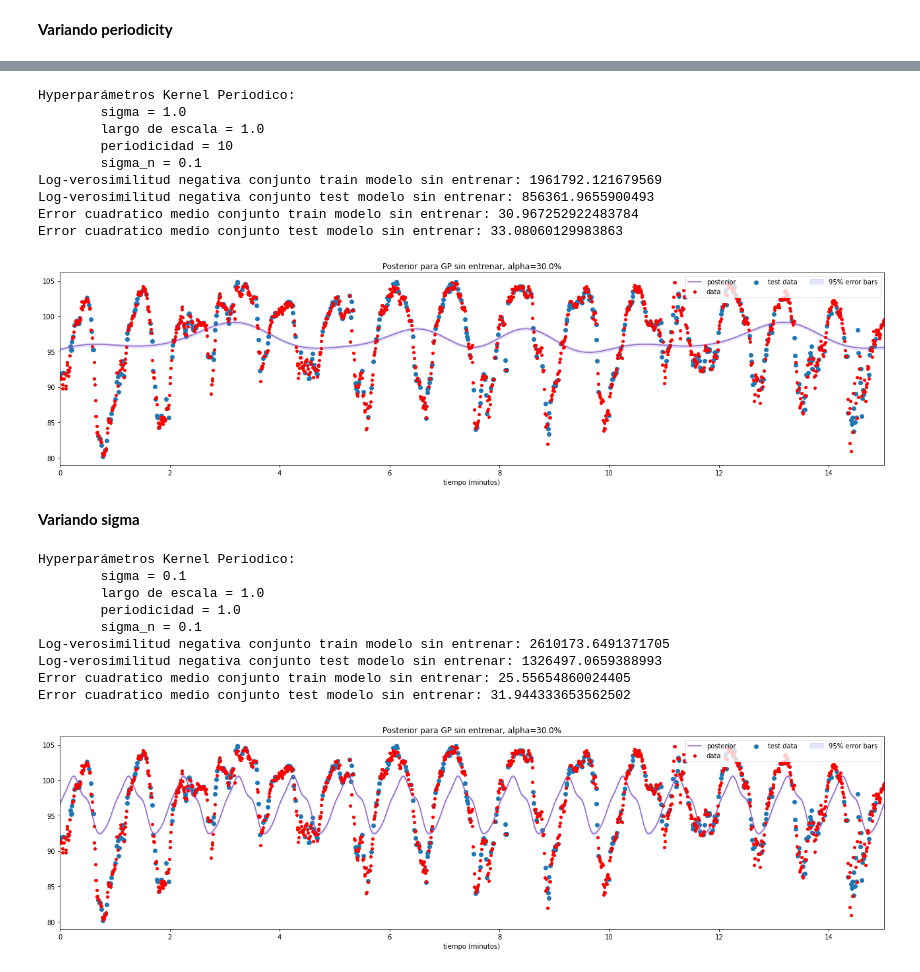
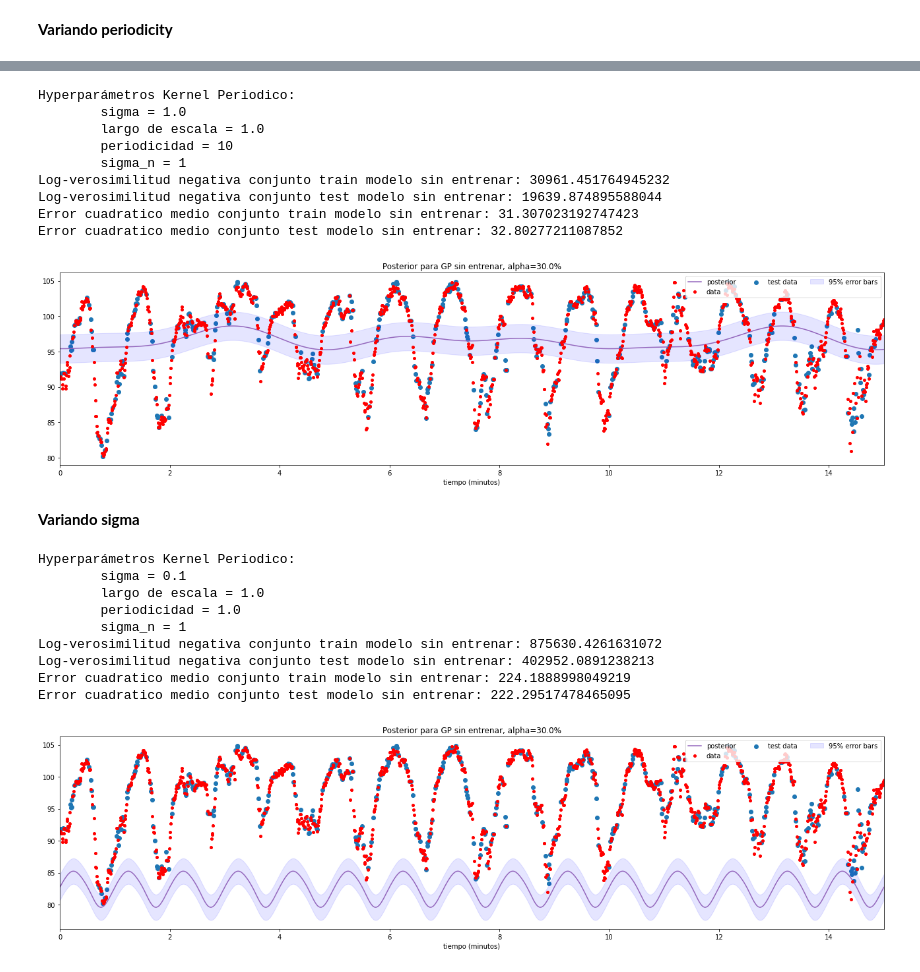
Before and after one commit to camilocarvajalreyes/tareas-MDS7204, a Jupyter notebook: unidad_2/tarea_3/exploracion_parametros_period.ipynb, the cells around one changed output, grey strips where cells are left out. Cells and saved outputs as stored; diff of their text form; code cells hidden in the pictures.

```diff
--- a/unidad_2/tarea_3/exploracion_parametros_period.ipynb
+++ b/unidad_2/tarea_3/exploracion_parametros_period.ipynb
@@ -21,7 +21,7 @@ indices = np.random.choice(len(hr1), int(len(hr1)*(1-ALPHA)), replace=False)
 time = np.linspace(0,15,1800)
 test_ind = np.array([i for i in range(len(hr1)) if i not in indices])
 # %%
-def test_params_SM(sigma = 1.0, length_scale=1.0,periodicity=1.0,sigma_n=0.1):
+def test_params_SM(sigma = 1.0, length_scale=1.0,periodicity=1.0,sigma_n=1):
     gp = GaussianProcess(PeriodicKernel(sigma,length_scale,periodicity),sigma_n)
     gp.kernel.show_hypers()
     print(f'\tsigma_n = {gp.sigma_n}')
@@ -120,29 +120,29 @@ Error cuadratico medio conjunto test modelo sin entrenar: 32.75514477879326
 # %%
-test_params_SM(sigma = 1.0, length_scale=1.0, periodicity=10, sigma_n=0.1)
+test_params_SM(sigma = 1.0, length_scale=1.0, periodicity=10, sigma_n=1)
 # %% [output]
 Hyperparámetros Kernel Periodico:
         sigma = 1.0
         largo de escala = 1.0
         periodicidad = 10
-        sigma_n = 0.1
-Log-verosimilitud negativa conjunto train modelo sin entrenar: 1961792.121679569
-Log-verosimilitud negativa conjunto test modelo sin entrenar: 856361.9655900493
-Error cuadratico medio conjunto train modelo sin entrenar: 30.967252922483784
-Error cuadratico medio conjunto test modelo sin entrenar: 33.08060129983863
+        sigma_n = 1
+Log-verosimilitud negativa conjunto train modelo sin entrenar: 30961.451764945232
+Log-verosimilitud negativa conjunto test modelo sin entrenar: 19639.874895588044
+Error cuadratico medio conjunto train modelo sin entrenar: 31.307023192747423
+Error cuadratico medio conjunto test modelo sin entrenar: 32.80277211087852
-[figure, old version]
+[figure, new version]
 # %% [markdown]
 **Variando sigma**
 # %%
-test_params_SM(sigma = 0.1, length_scale=1.0, periodicity=1.0, sigma_n=0.1)
+test_params_SM(sigma = 0.1, length_scale=1.0, periodicity=1.0, sigma_n=1)
 # %% [output]
 Hyperparámetros Kernel Periodico:
         sigma = 0.1
         largo de escala = 1.0
         periodicidad = 1.0
-        sigma_n = 0.1
-Log-verosimilitud negativa conjunto train modelo sin entrenar: 2610173.6491371705
-Log-verosimilitud negativa conjunto test modelo sin entrenar: 1326497.0659388993
-Error cuadratico medio conjunto train modelo sin entrenar: 25.55654860024405
-Error cuadratico medio conjunto test modelo sin entrenar: 31.944333653562502
+        sigma_n = 1
+Log-verosimilitud negativa conjunto train modelo sin entrenar: 875630.4261631072
+Log-verosimilitud negativa conjunto test modelo sin entrenar: 402952.0891238213
+Error cuadratico medio conjunto train modelo sin entrenar: 224.1888998049219
+Error cuadratico medio conjunto test modelo sin entrenar: 222.29517478465095
-[figure, old version]
+[figure, new version]
 # %%
```
Also changed, not shown: parts of 12 cells of this notebook, 3 other files.
